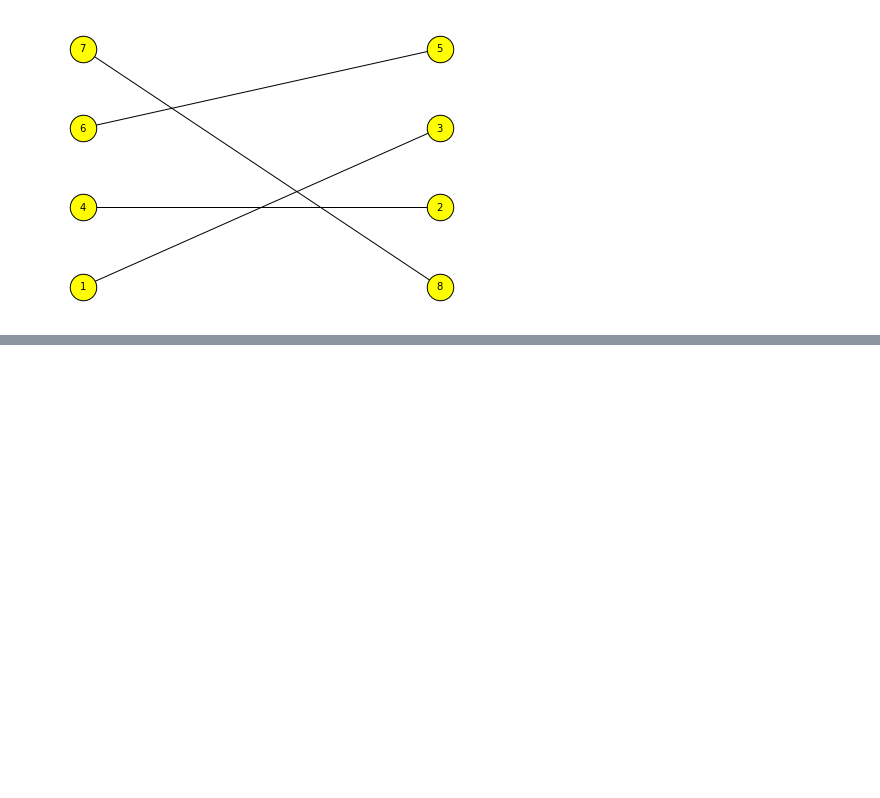
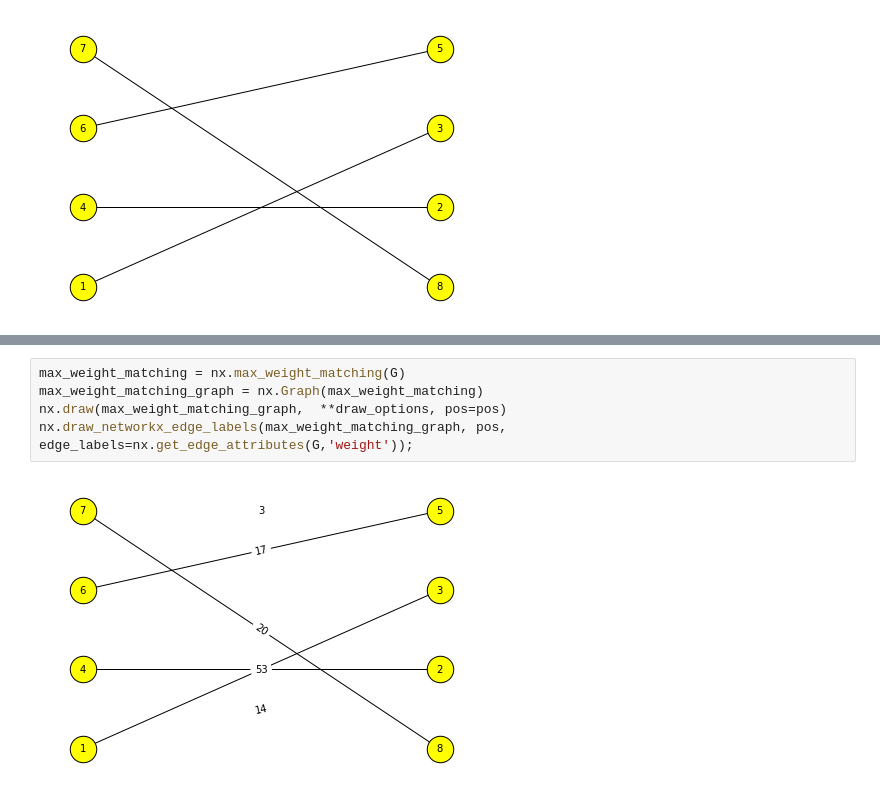
Before and after one commit to erelsgl-at-ariel/research-5783, a Jupyter notebook: 07-python-numstack/code/5.networkX.ipynb, the cells around one changed output, grey strips where cells are left out. Saved outputs shown, nothing was run; the diff lists cells and outputs as text; blank space fills up the shorter version.

```diff
--- a/07-python-numstack/code/5.networkX.ipynb
+++ b/07-python-numstack/code/5.networkX.ipynb
@@ -313,0 +345,7 @@ nx.draw(nx.Graph(max_matching.items()),  **draw_options, pos=nx.bipartite_layout
+# %%
+max_weight_matching = nx.max_weight_matching(G)
+max_weight_matching_graph = nx.Graph(max_weight_matching)
+nx.draw(max_weight_matching_graph,  **draw_options, pos=pos)
+nx.draw_networkx_edge_labels(max_weight_matching_graph, pos, edge_labels=nx.get_edge_attributes(G,'weight'));
+# %% [output]
+[figure, added]
```
Also changed, not shown: parts of 26 cells of this notebook.
